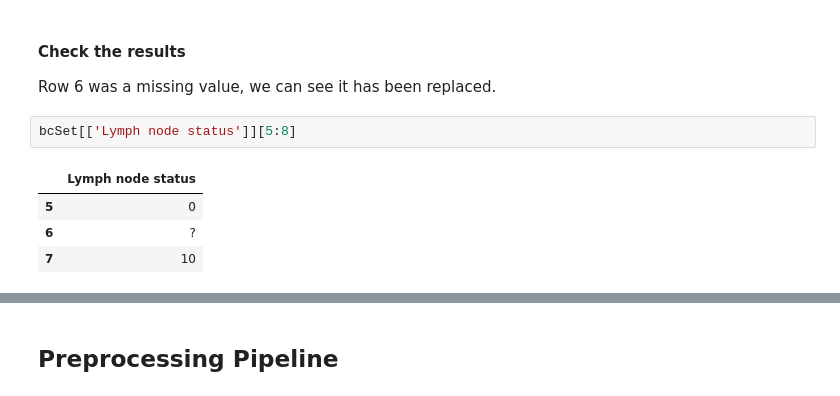
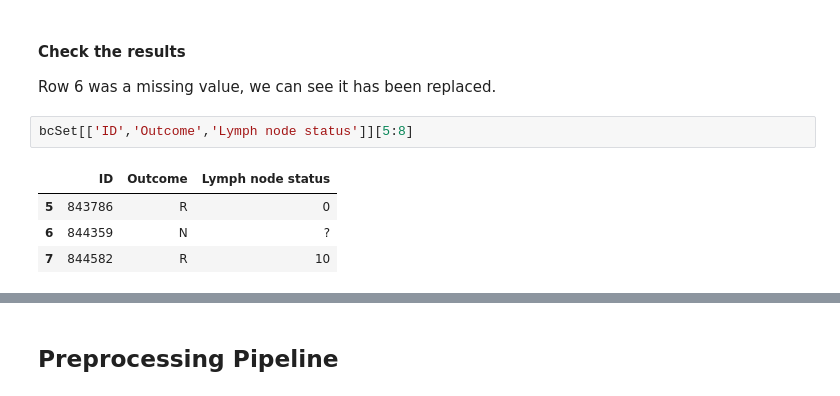
Before and after one commit to tifabi/100DaysOfMLCode, a Jupyter notebook: ML_Algorithms/Pipelines/Pipeline_Example.ipynb, the cells around one changed output, grey strips where cells are left out. Saved outputs shown, nothing was run; the diff lists cells and outputs as text.

```diff
--- a/ML_Algorithms/Pipelines/Pipeline_Example.ipynb
+++ b/ML_Algorithms/Pipelines/Pipeline_Example.ipynb
@@ -483,9 +507,9 @@ class ImputeMissing(BaseEstimator, TransformerMixin):
 
 Row 6 was a missing value, we can see it has been replaced.
 # %%
-bcSet[['Lymph node status']][5:8]
+bcSet[['ID','Outcome','Lymph node status']][5:8]
 # %% [output]
-|  | Lymph node status |
-| 5 | 0 |
-| 6 | ? |
-| 7 | 10 |
+|  | ID | Outcome | Lymph node status |
+| 5 | 843786 | R | 0 |
+| 6 | 844359 | N | ? |
+| 7 | 844582 | R | 10 |
```
Also changed, not shown: parts of 9 cells of this notebook.
